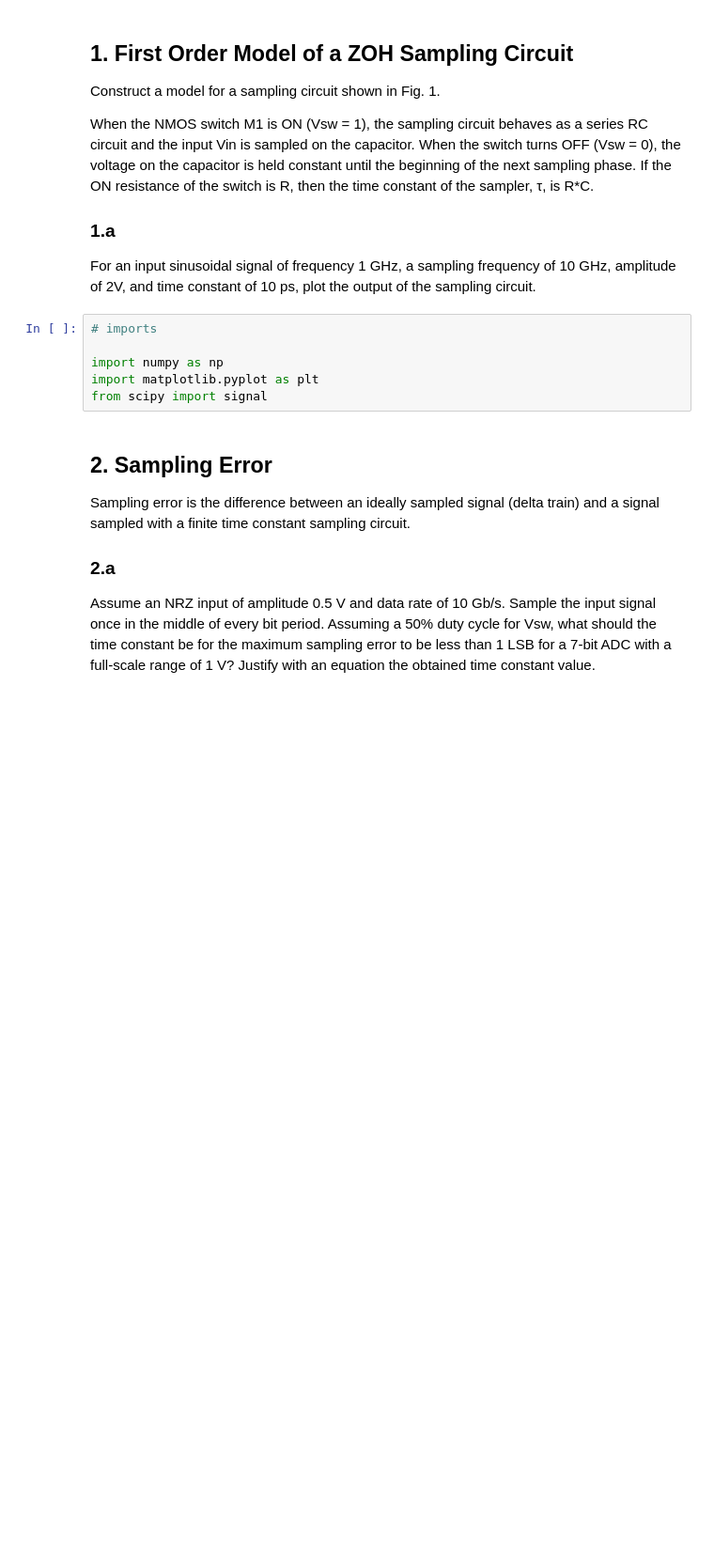
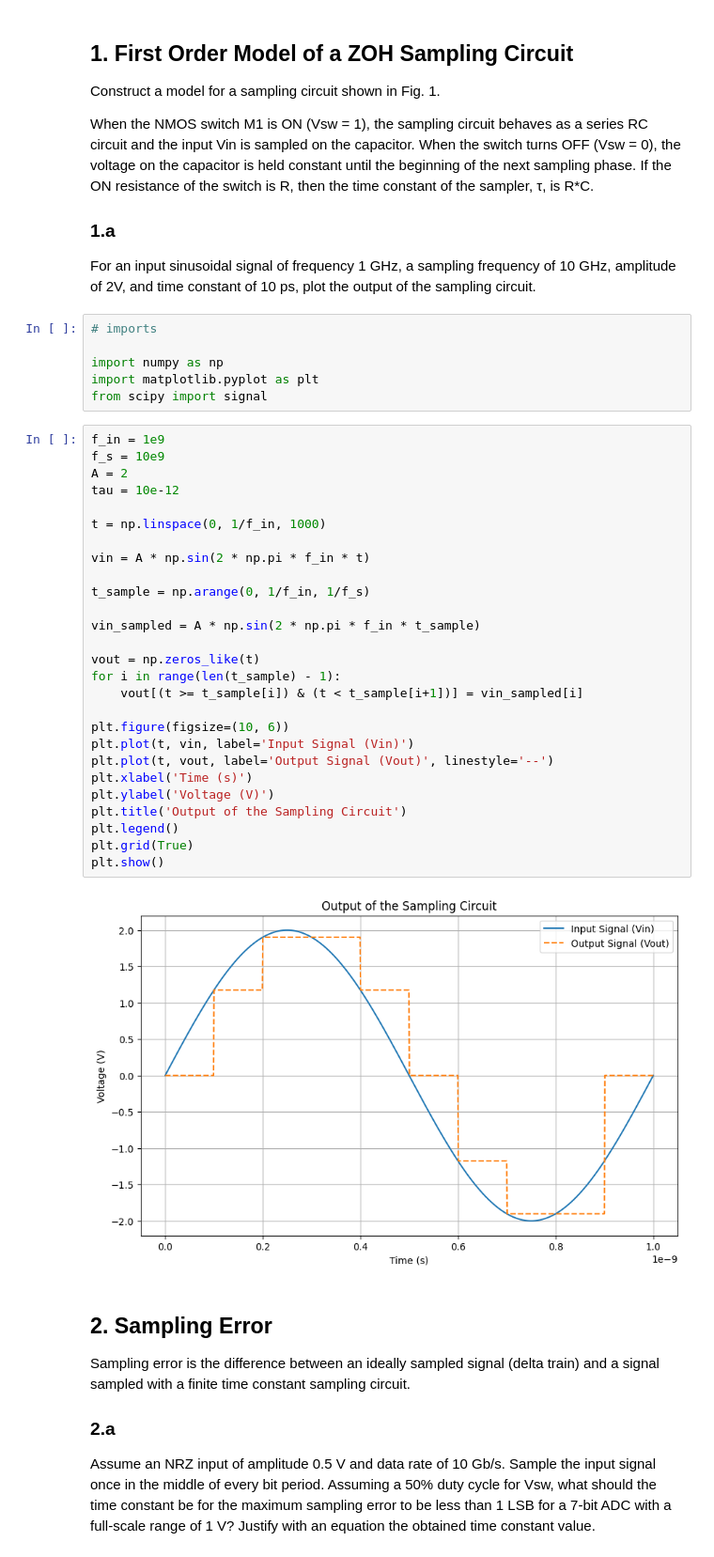
Before and after one commit to Sam-Bieberich/489, a Jupyter notebook: Lab/lab3.ipynb, the cells around one changed output. Shown at 94% size. Cells and saved outputs as stored; diff of their text form; blank space fills up the shorter version.

```diff
--- a/Lab/lab3.ipynb
+++ b/Lab/lab3.ipynb
@@ -15,6 +15,35 @@ For an input sinusoidal signal of frequency 1 GHz, a sampling frequency of 10 GH
 import numpy as np
 import matplotlib.pyplot as plt
 from scipy import signal
+# %%
+f_in = 1e9
+f_s = 10e9
+A = 2
+tau = 10e-12
+
+t = np.linspace(0, 1/f_in, 1000)
+
+vin = A * np.sin(2 * np.pi * f_in * t)
+
+t_sample = np.arange(0, 1/f_in, 1/f_s)
+
+vin_sampled = A * np.sin(2 * np.pi * f_in * t_sample)
+
+vout = np.zeros_like(t)
+for i in range(len(t_sample) - 1):
+    vout[(t >= t_sample[i]) & (t < t_sample[i+1])] = vin_sampled[i]
+
+plt.figure(figsize=(10, 6))
+plt.plot(t, vin, label='Input Signal (Vin)')
+plt.plot(t, vout, label='Output Signal (Vout)', linestyle='--')
+plt.xlabel('Time (s)')
+plt.ylabel('Voltage (V)')
+plt.title('Output of the Sampling Circuit')
+plt.legend()
+plt.grid(True)
+plt.show()
+# %% [output]
+[figure, added]
 # %% [markdown]
 ## 2. Sampling Error
 
```
Also changed, not shown: parts of 2 cells of this notebook, 2 other files.
